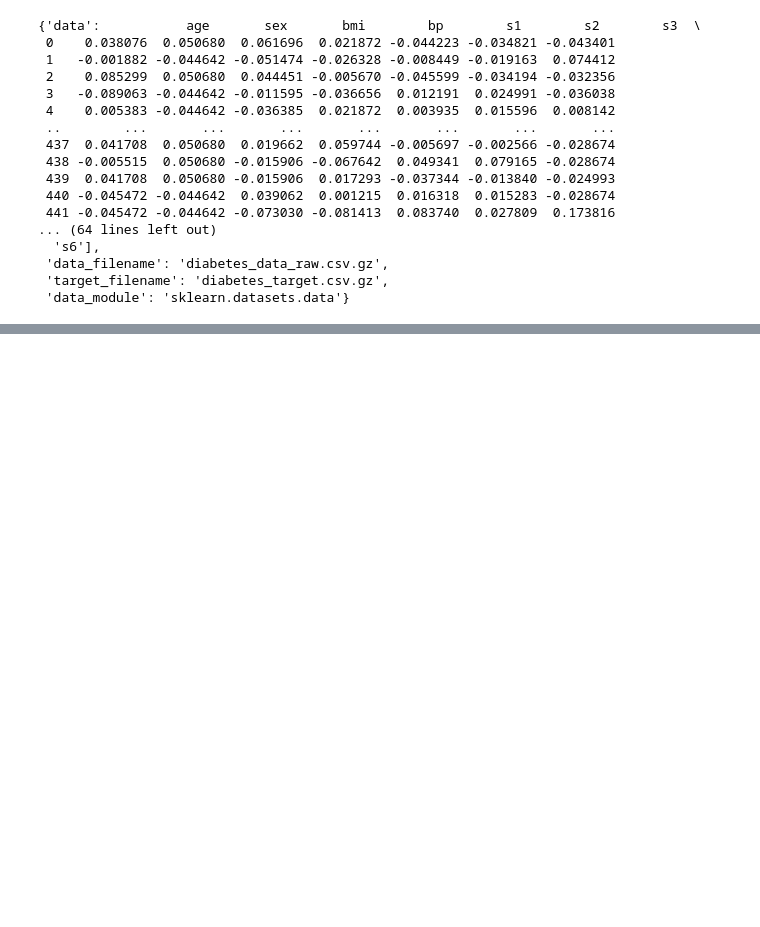
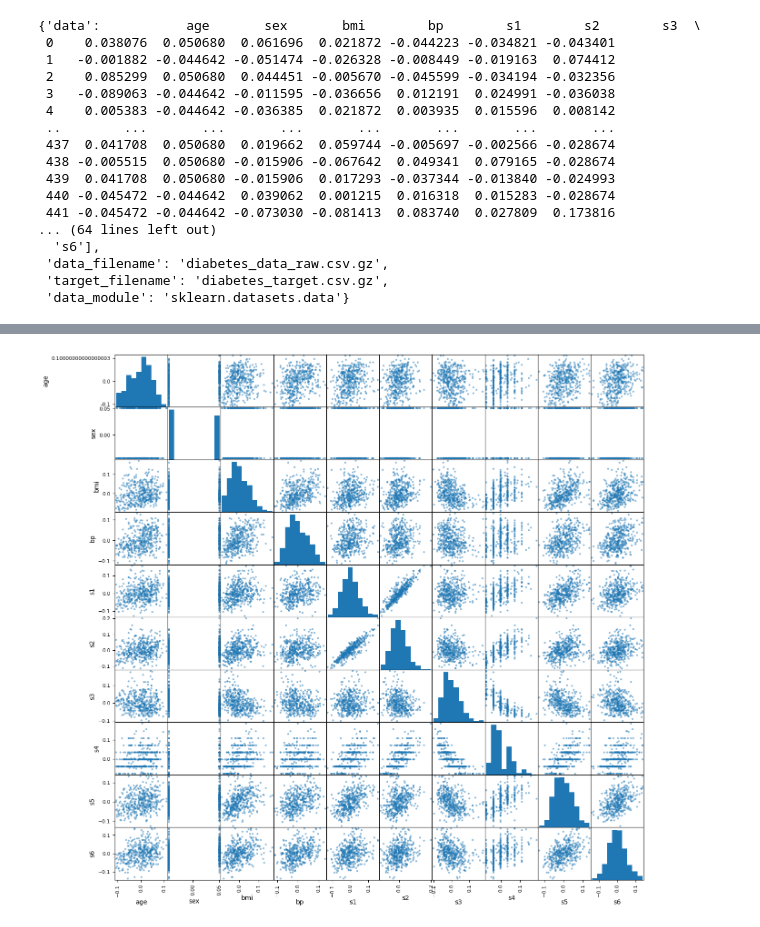
Before and after one commit to ephraim888sun/decision_tree_classification, a Jupyter notebook: ml.ipynb, the cells around one changed output, grey strips where cells are left out. Cells and saved outputs as stored; diff of their text form; code cells hidden in the pictures; blank space fills up the shorter version.

```diff
--- a/ml.ipynb
+++ b/ml.ipynb
@@ -46,3 +46,8 @@ diabetes
  'data_filename': 'diabetes_data_raw.csv.gz',
  'target_filename': 'diabetes_target.csv.gz',
  'data_module': 'sklearn.datasets.data'}
+# %%
+X = diabetes['data']
+y = diabetes['target']
+
+X.head()
@@ -48,0 +108,4 @@ diabetes
+# %%
+plt = pd.plotting.scatter_matrix(X)
+# %% [output]
+[figure, added]
```
Also changed, not shown: parts of 17 cells of this notebook.
